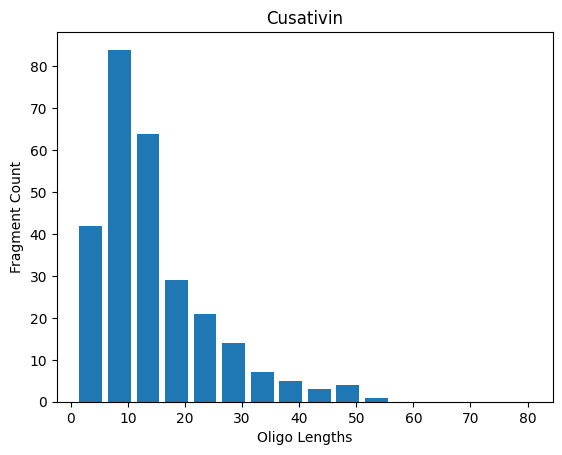
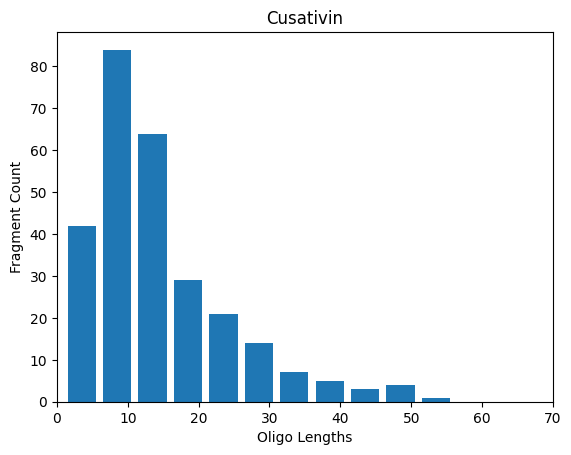
The change to this notebook cell's code, shown as a diff; its figure went from the first image to the second:
--- before
+++ after
@@ -3,4 +3,5 @@
 plt.xlabel('Oligo Lengths')
 plt.ylabel('Fragment Count')
+plt.xlim(0, 70)
 plt.title(enzyme)
 plt.show()

Commit: crop figures, correct typo in RNases